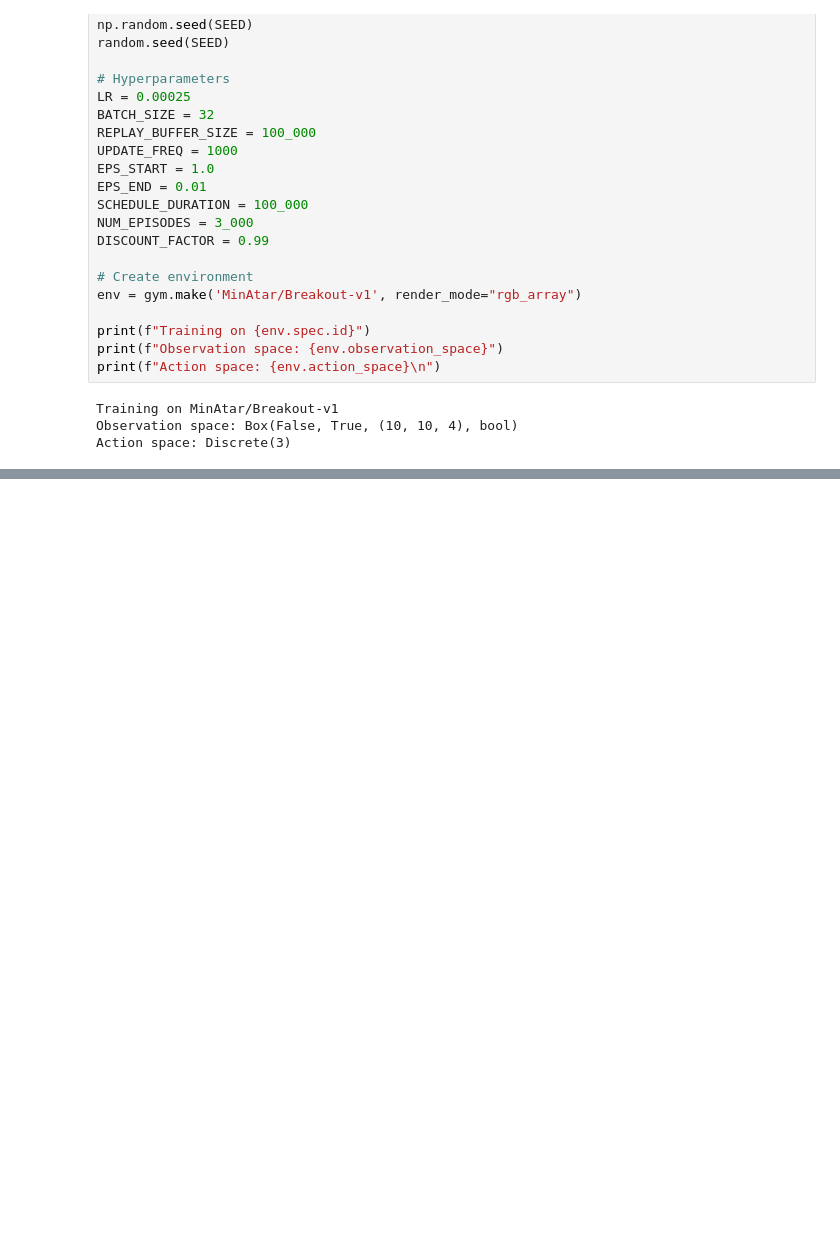
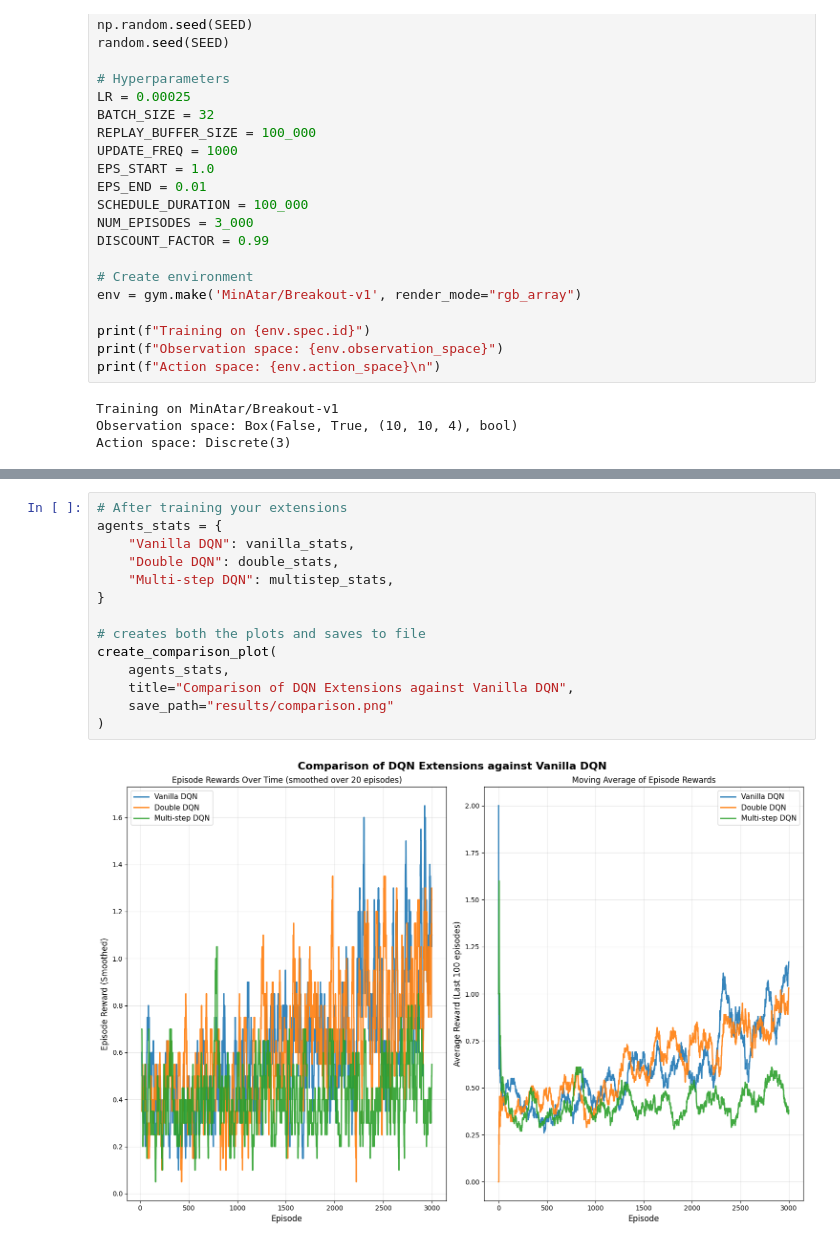
Before and after one commit to thejaswini-11/rl-lab-group2, a Jupyter notebook: ddqn_multistep.ipynb, the cells around one changed output, grey strips where cells are left out. Saved outputs shown, nothing was run; the diff lists cells and outputs as text; blank space fills up the shorter version.

Commit message:
results functions

```diff
--- a/ddqn_multistep.ipynb
+++ b/ddqn_multistep.ipynb
@@ -780,0 +767,16 @@ Double DQN Gameplay:
+# %%
+# After training your extensions
+agents_stats = {
+    "Vanilla DQN": vanilla_stats,
+    "Double DQN": double_stats,
+    "Multi-step DQN": multistep_stats,
+}
+
+# creates both the plots and saves to file
+create_comparison_plot(
+    agents_stats,
+    title="Comparison of DQN Extensions against Vanilla DQN",
+    save_path="results/comparison.png"
+)
+# %% [output]
+[figure, added]
```
Also changed, not shown: parts of 14 cells of this notebook.
